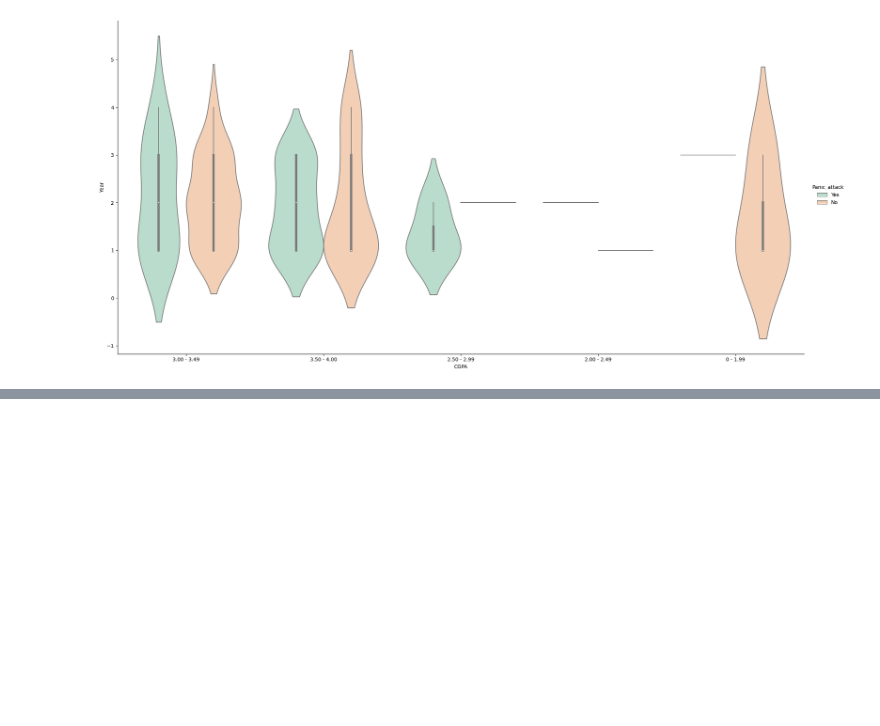
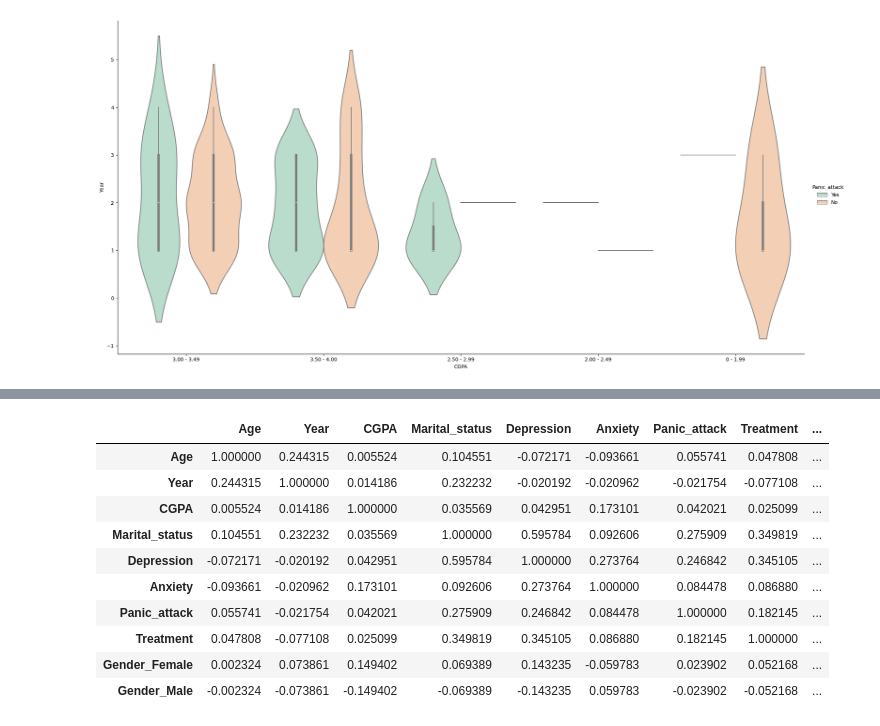
Before and after one commit to leadline42/lecture-bda-visaulization-python, a Jupyter notebook: Lecture06/Lecture06_01.ipynb, the cells around one changed output, grey strips where cells are left out. Saved outputs shown, nothing was run; the diff lists cells and outputs as text; code cells hidden in the pictures; blank space fills up the shorter version.

```diff
--- a/Lecture06/Lecture06_01.ipynb
+++ b/Lecture06/Lecture06_01.ipynb
@@ -280,0 +380,14 @@ plt.show()
+# %%
+df_mod02_health.corr()
+# %% [output]
+|  | Age | Year | CGPA | Marital_status | Depression | Anxiety | Panic_attack | Treatment | ... |
+| Age | 1.000000 | 0.244315 | 0.005524 | 0.104551 | -0.072171 | -0.093661 | 0.055741 | 0.047808 | ... |
+| Year | 0.244315 | 1.000000 | 0.014186 | 0.232232 | -0.020192 | -0.020962 | -0.021754 | -0.077108 | ... |
+| CGPA | 0.005524 | 0.014186 | 1.000000 | 0.035569 | 0.042951 | 0.173101 | 0.042021 | 0.025099 | ... |
+| Marital_status | 0.104551 | 0.232232 | 0.035569 | 1.000000 | 0.595784 | 0.092606 | 0.275909 | 0.349819 | ... |
+| Depression | -0.072171 | -0.020192 | 0.042951 | 0.595784 | 1.000000 | 0.273764 | 0.246842 | 0.345105 | ... |
+| Anxiety | -0.093661 | -0.020962 | 0.173101 | 0.092606 | 0.273764 | 1.000000 | 0.084478 | 0.086880 | ... |
+| Panic_attack | 0.055741 | -0.021754 | 0.042021 | 0.275909 | 0.246842 | 0.084478 | 1.000000 | 0.182145 | ... |
+| Treatment | 0.047808 | -0.077108 | 0.025099 | 0.349819 | 0.345105 | 0.086880 | 0.182145 | 1.000000 | ... |
+| Gender_Female | 0.002324 | 0.073861 | 0.149402 | 0.069389 | 0.143235 | -0.059783 | 0.023902 | 0.052168 | ... |
+| Gender_Male | -0.002324 | -0.073861 | -0.149402 | -0.069389 | -0.143235 | 0.059783 | -0.023902 | -0.052168 | ... |
```
Also changed, not shown: parts of 11 cells of this notebook.
